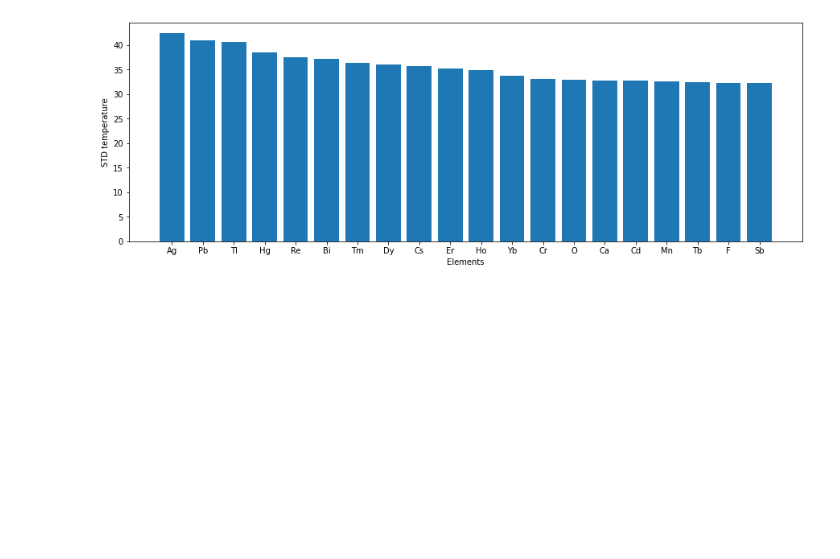
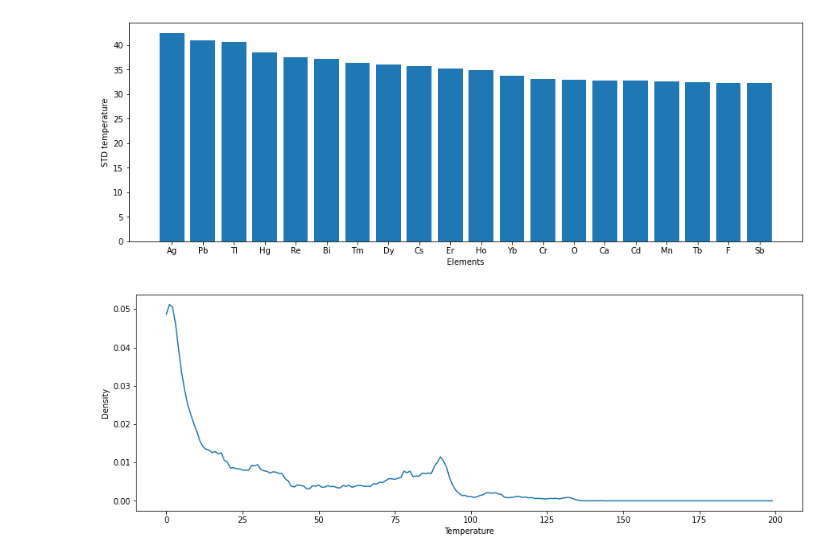
Before and after one commit to Redhatt/MS-ML, a Jupyter notebook: Train.ipynb, the cells around one changed output. Cells and saved outputs as stored; diff of their text form; code cells hidden in the pictures; blank space fills up the shorter version.

```diff
--- a/Train.ipynb
+++ b/Train.ipynb
@@ -323,3 +323,31 @@ plt.ylabel('STD temperature')
 plt.show()
 # %% [output]
 [figure]
+# %%
+bins = np.array([0]*200, dtype=np.float64)
+
+def mapping(a, bins, mins=0, maxs=200):
+  n = len(bins)
+  return int((n-1) * (a-mins)/(maxs-mins))
+
+for k in range(data_comp.shape[0]):
+  index = mapping(temp[k], bins)
+  bins[index] += 1
+
+figure = plt.figure()
+figure.set_size_inches(15, 5)
+bins = bins/bins.sum()
+
+new_bins = np.zeros(bins.shape, dtype=np.float64)
+for i in range(bins.shape[0]):
+  if i == 0 or i == bins.shape[0]-1:
+    new_bins[i] = bins[i]
+  else:
+    new_bins[i] = (bins[i-1] + bins[i] + bins[i+1])/3.0
+
+plt.xlabel('Temperature')
+plt.ylabel('Density')
+plt.plot(new_bins)
+plt.show()
+# %% [output]
+[figure, added]
```
